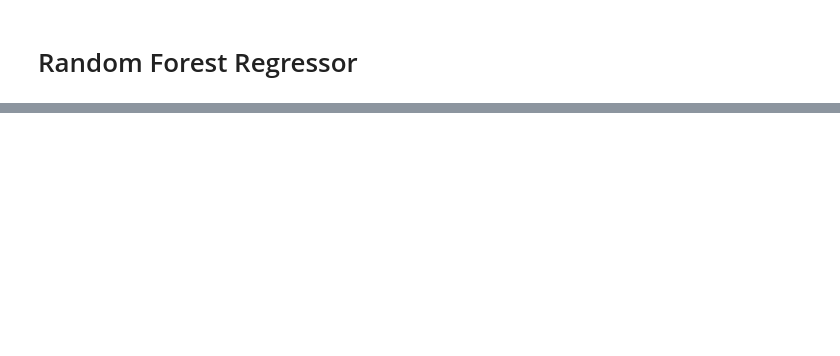
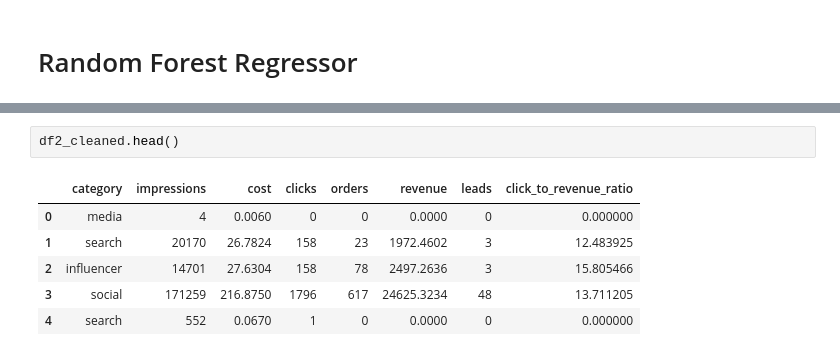
Before and after one commit to ChinSekYi/OpenAYEye, a Jupyter notebook: notebook/roi-model/ROI_model.ipynb, the cells around one changed output, grey strips where cells are left out. Drawn from its saved outputs; the diff is of its cells as text; blank space fills up the shorter version.

```diff
--- a/notebook/roi-model/ROI_model.ipynb
+++ b/notebook/roi-model/ROI_model.ipynb
@@ -335,0 +342,9 @@ orders - MSE: 9635.970526681494, R^2: 0.7865325730413277
+# %%
+df2_cleaned.head()
+# %% [output]
+|  | category | impressions | cost | clicks | orders | revenue | leads | click_to_revenue_ratio |
+| 0 | media | 4 | 0.0060 | 0 | 0 | 0.0000 | 0 | 0.000000 |
+| 1 | search | 20170 | 26.7824 | 158 | 23 | 1972.4602 | 3 | 12.483925 |
+| 2 | influencer | 14701 | 27.6304 | 158 | 78 | 2497.2636 | 3 | 15.805466 |
+| 3 | social | 171259 | 216.8750 | 1796 | 617 | 24625.3234 | 48 | 13.711205 |
+| 4 | search | 552 | 0.0670 | 1 | 0 | 0.0000 | 0 | 0.000000 |
```
Also changed, not shown: parts of 4 cells of this notebook, 10 other files.
